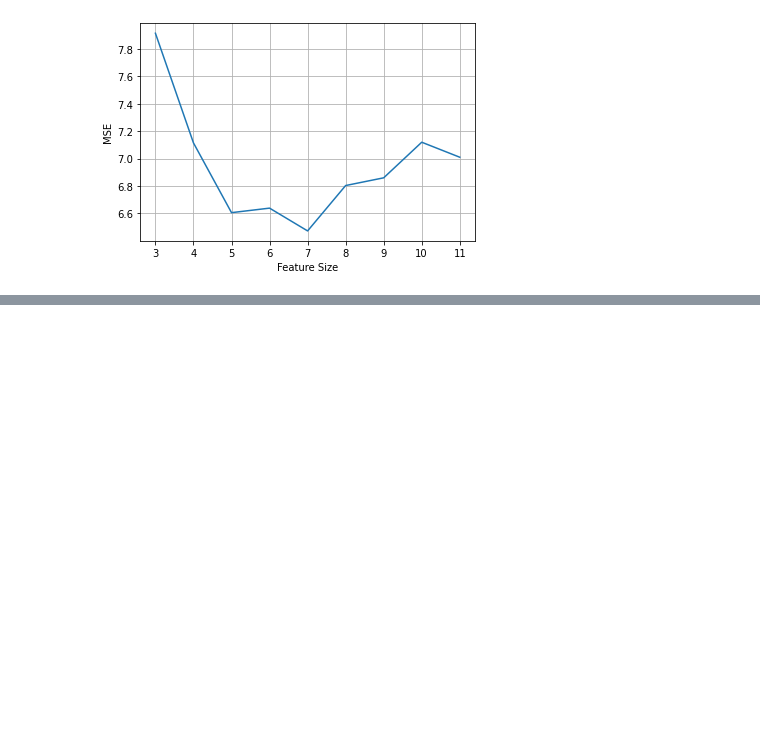
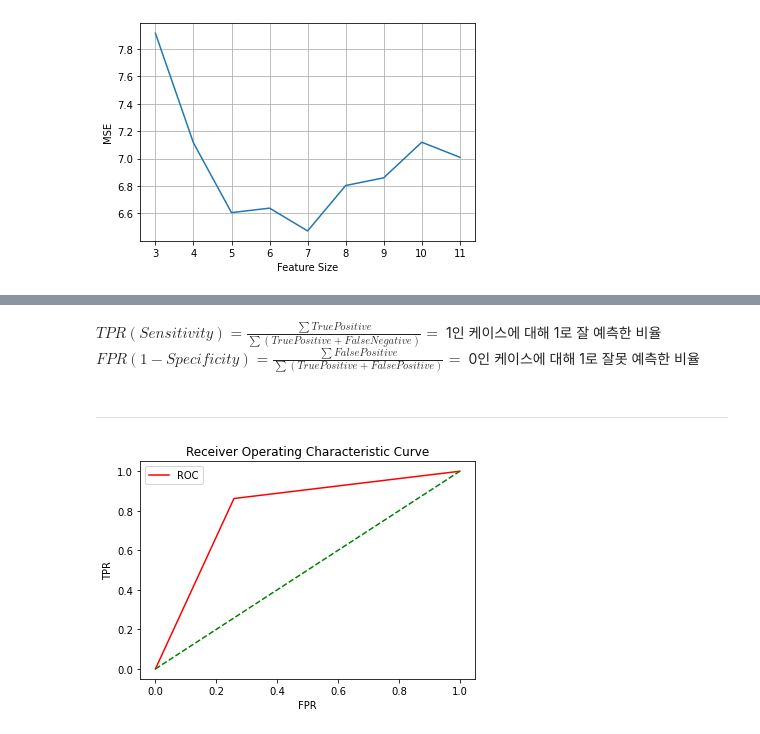
Before and after one commit to iss760/machine-learning, a Jupyter notebook: model/random_forest.ipynb, the cells around one changed output, grey strips where cells are left out. Saved outputs shown, nothing was run; the diff lists cells and outputs as text; code cells hidden in the pictures; blank space fills up the shorter version.

Commit message:
Add roc curve part

```diff
--- a/model/random_forest.ipynb
+++ b/model/random_forest.ipynb
@@ -143,0 +197,4 @@ feature: 7 ( 6.473 )
+# %%
+# Null값 제거
+heart_data = heart_data.dropna()
+heart_data.shape
@@ -143,0 +203,6 @@ feature: 7 ( 6.473 )
+# %%
+# X, y 분할
+X = heart_data[heart_data.columns.difference(['AHD'])]
+y = heart_data['AHD']
+print(X.shape)
+print(y.shape)
@@ -143,0 +212,4 @@ feature: 7 ( 6.473 )
+# %%
+# 더미화
+X = pd.get_dummies(X)
+X.head(3)
@@ -143,0 +221,4 @@ feature: 7 ( 6.473 )
+# %%
+# 정수 인코딩
+y = y.apply(lambda x: 1 if x=='Yes' else 0)
+y
@@ -143,0 +265,28 @@ feature: 7 ( 6.473 )
+# %% [markdown]
+$TPR(Sensitivity) = \frac{\sum{True Positive}}{\sum{(True Positive + False Negative)}} = $ 1인 케이스에 대해 1로 잘 예측한 비율
+$FPR(1-Specificity) = \frac{\sum{False Positive}}{\sum{(True Positive + False Positive)}} = $ 0인 케이스에 대해 1로 잘못 예측한 비율
+# %% [markdown]
+-----
+# %%
+X_train, X_test, y_train, y_test = train_test_split(X, y, test_size=0.2, random_state=3)
+
+def print_roc(fpr, tpr):
+    plt.plot(fpr, tpr, color='red', label='ROC')
+    plt.plot([0, 1], [0, 1], color='green', linestyle='--')
+    plt.xlabel('FPR')
+    plt.ylabel('TPR')
+    plt.title('Receiver Operating Characteristic Curve')
+    plt.legend()
+    plt.show()
+
+
+tree_clf = tree.DecisionTreeClassifier(random_state=123)
+tree_clf.fit(X_train, y_train)
+
+
+# ROC 곡선
+y_pred = tree_clf.predict(X_test)
+fpr, tpr, thresholds = roc_curve(y_test, y_pred)
+print_roc(fpr, tpr)
+# %% [output]
+[figure, added]
```
Also changed, not shown: parts of 21 cells of this notebook.
